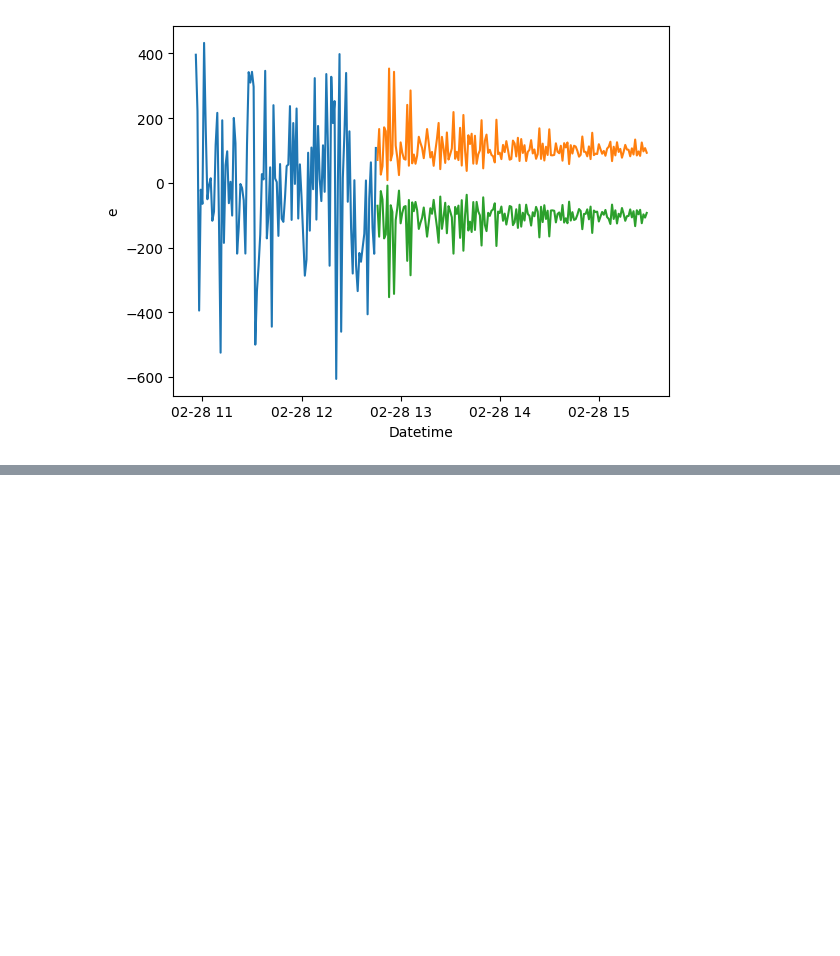
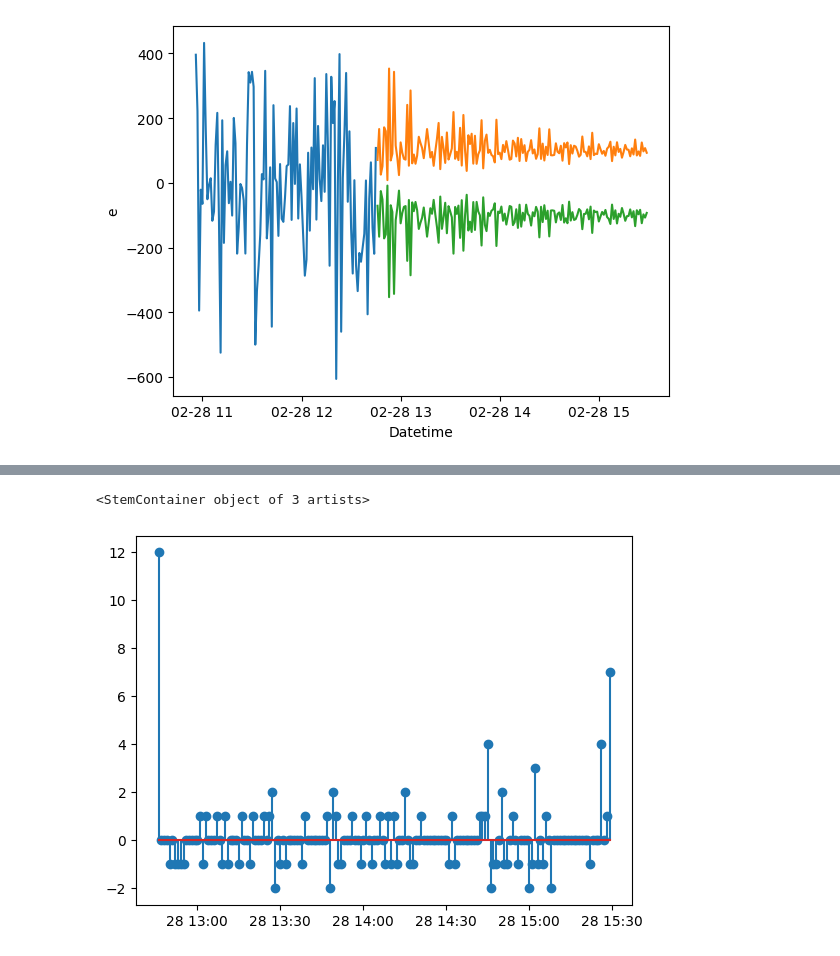
Before and after one commit to vkthakur90/AI_Applications, a Jupyter notebook: Performace_Enhanced_Auto_Regreesion_v2.ipynb, the cells around one changed output, grey strips where cells are left out. Saved outputs shown, nothing was run; the diff lists cells and outputs as text; code cells hidden in the pictures; blank space fills up the shorter version.

```diff
--- a/Performace_Enhanced_Auto_Regreesion_v2.ipynb
+++ b/Performace_Enhanced_Auto_Regreesion_v2.ipynb
@@ -368,3 +377,8 @@ sns.lineplot(x = 'Datetime', y = 'net_short_portfolio', data = entity['strategy'
+# %%
+plt.stem(entity['strategy'].index, entity['strategy']['delta_short_units'])
+# %% [output]
+<StemContainer object of 3 artists>
+[figure, added]
 # %%
 entity['strategy']
 # %% [output]
```
Also changed, not shown: parts of 11 cells of this notebook.
